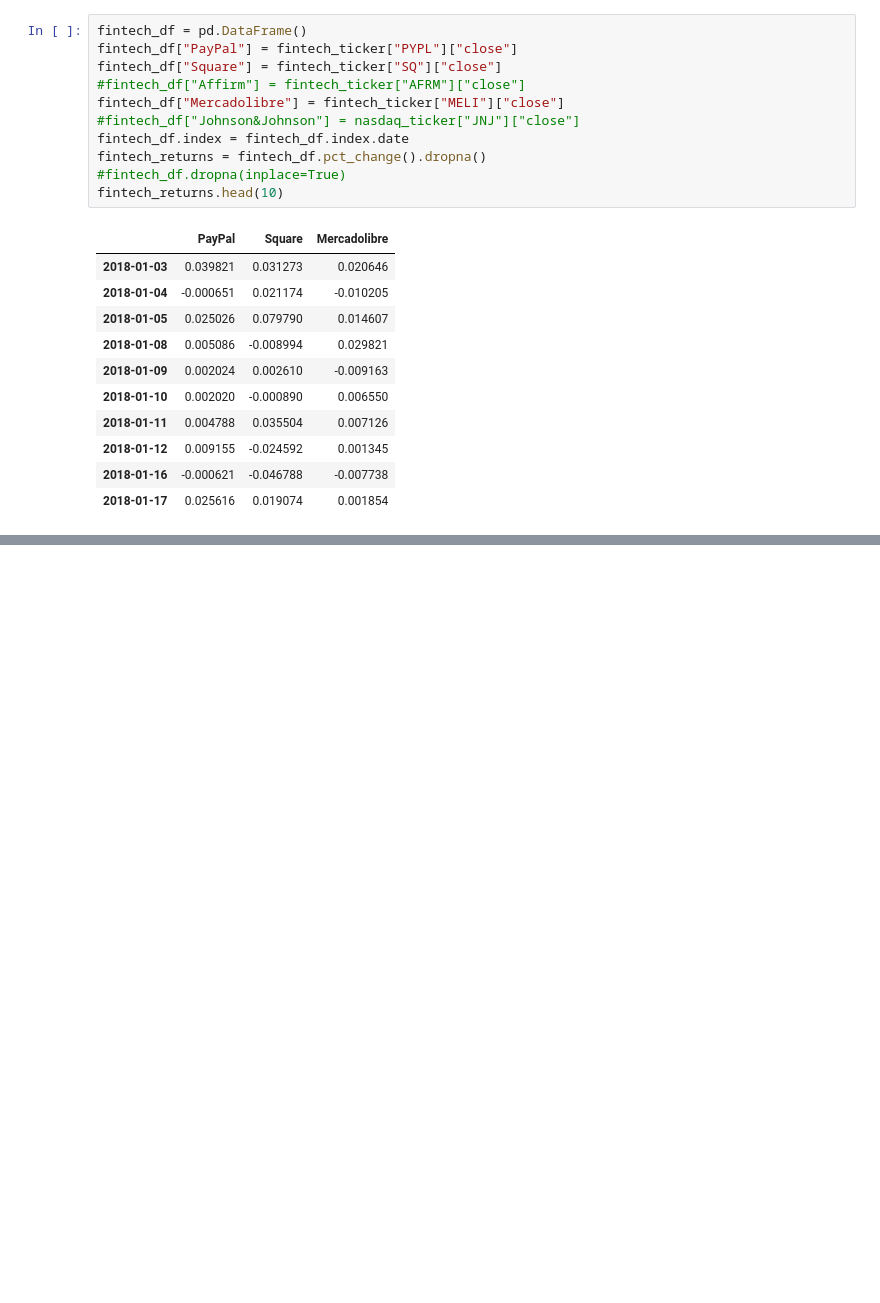
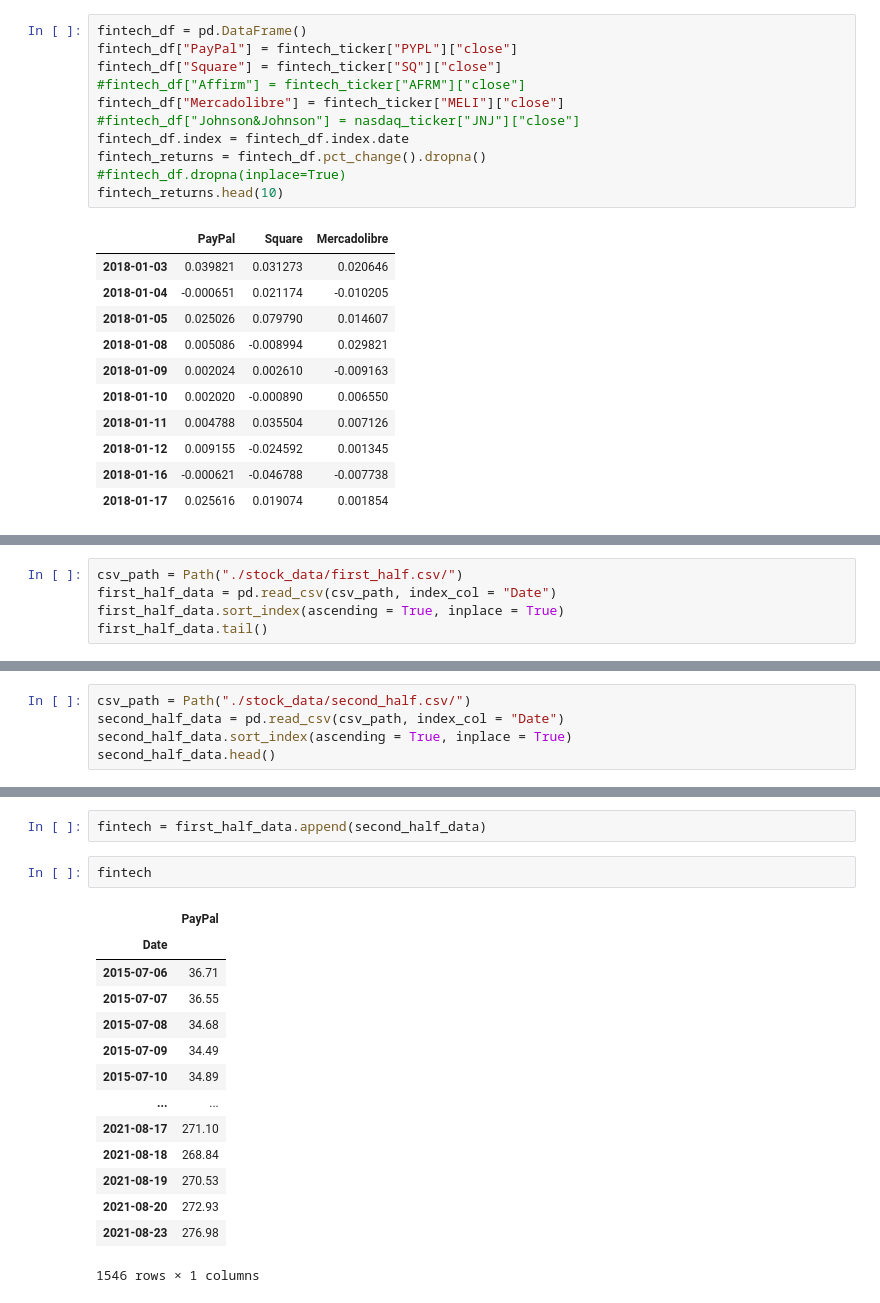
Before and after one commit to dmwalls24/FinTech_Portfolio_Dash, a Jupyter notebook: notebooks/samuel's_notebooks/Notebook(std).ipynb, the cells around one changed output, grey strips where cells are left out. Cells and saved outputs as stored; diff of their text form; blank space fills up the shorter version.

```diff
--- a/notebooks/samuel's_notebooks/Notebook(std).ipynb
+++ b/notebooks/samuel's_notebooks/Notebook(std).ipynb
@@ -82,3 +82,8 @@ fintech_std = fintech_returns.rolling(window=21).std()
 fintech_std.hvplot.line(label = "Standard Deviation Between 2018 - 2021", xlabel = "Date", ylabel = "Price")
 # %% [output]
 [interactive output not drawn]
+# %%
+csv_path = Path("./stock_data/first_half.csv/")
+first_half_data = pd.read_csv(csv_path, index_col = "Date")
+first_half_data.sort_index(ascending = True, inplace = True)
+first_half_data.tail()
@@ -84,0 +98,5 @@ fintech_std.hvplot.line(label = "Standard Deviation Between 2018 - 2021", xlabel
+# %%
+csv_path = Path("./stock_data/second_half.csv/")
+second_half_data = pd.read_csv(csv_path, index_col = "Date")
+second_half_data.sort_index(ascending = True, inplace = True)
+second_half_data.head()
@@ -84,0 +111,19 @@ fintech_std.hvplot.line(label = "Standard Deviation Between 2018 - 2021", xlabel
+# %%
+fintech = first_half_data.append(second_half_data)
+# %%
+fintech
+# %% [output]
+|  | PayPal |
+| Date |  |
+| 2015-07-06 | 36.71 |
+| 2015-07-07 | 36.55 |
+| 2015-07-08 | 34.68 |
+| 2015-07-09 | 34.49 |
+| 2015-07-10 | 34.89 |
+| ... | ... |
+| 2021-08-17 | 271.10 |
+| 2021-08-18 | 268.84 |
+| 2021-08-19 | 270.53 |
+| 2021-08-20 | 272.93 |
+| 2021-08-23 | 276.98 |
+1546 rows × 1 columns
```
Also changed, not shown: parts of 17 cells of this notebook, 9 other files.
